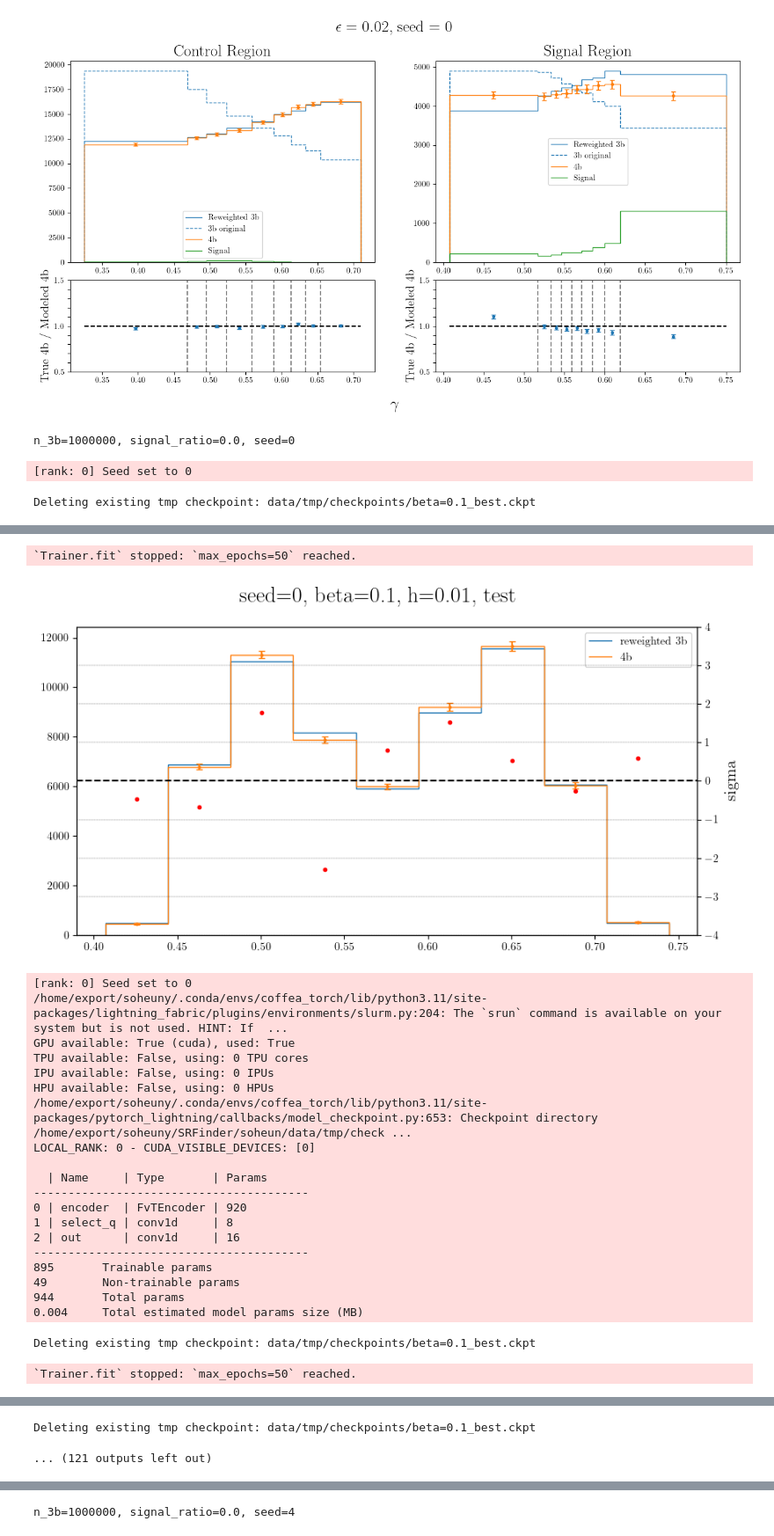
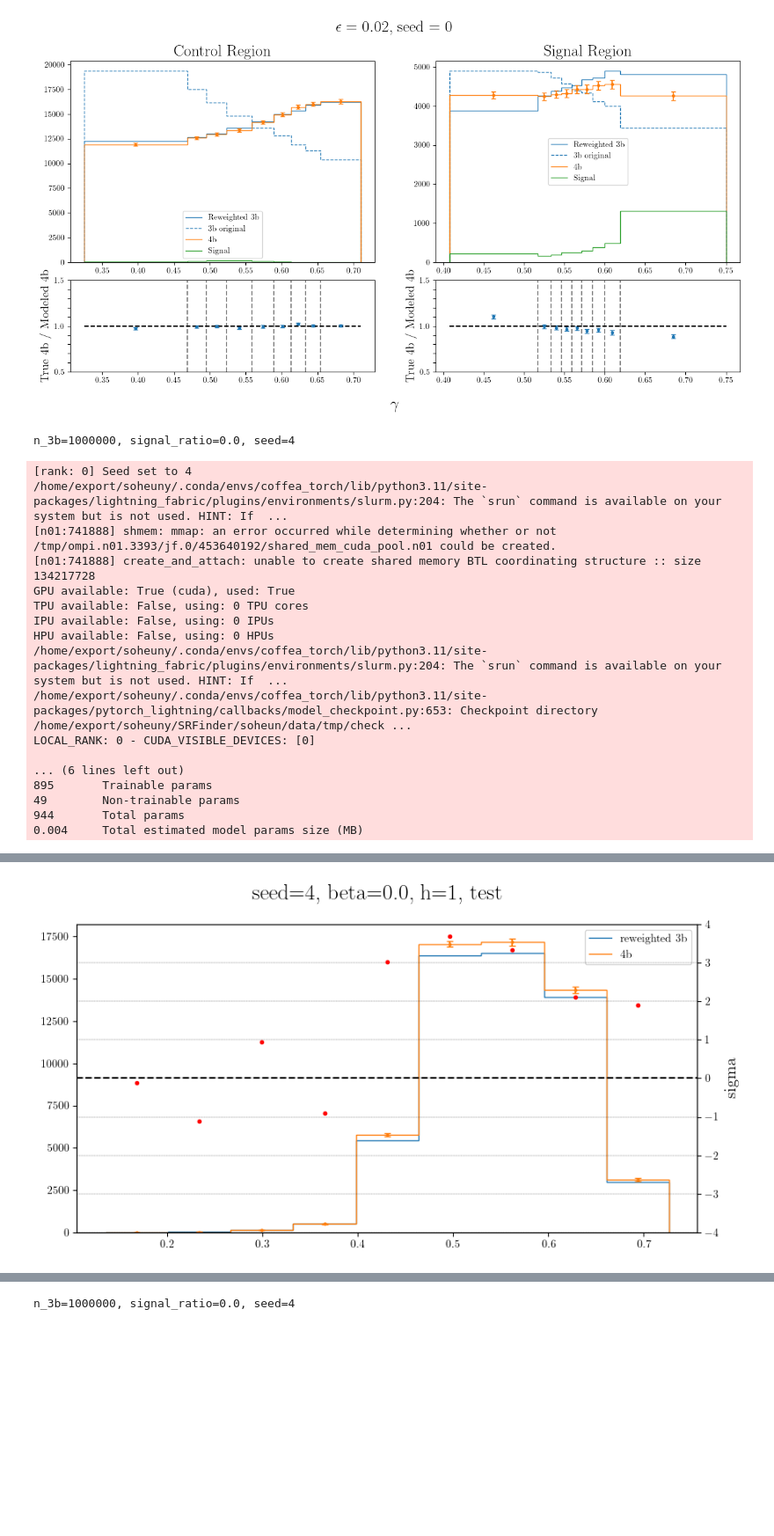
Before and after one commit to soheunyi/SRFinder, a Jupyter notebook: soheun/notebooks/CR_fvt_debugging.ipynb, the cells around one changed output, grey strips where cells are left out. Shown at 88% size. Saved outputs shown, nothing was run; the diff lists cells and outputs as text; code cells hidden in the pictures; blank space fills up the shorter version.

Commit message:
Screenshot: training with variance loss worked well

```diff
--- a/soheun/notebooks/CR_fvt_debugging.ipynb
+++ b/soheun/notebooks/CR_fvt_debugging.ipynb
@@ -621,37 +624,17 @@ plot_hist_and_ratio(tstinfo, tst_fvt_scores, events_tst_clone, events_tst, in_CR
 # %% [output]
 [figure]
 # %%
-from itertools import product
-from training_info import TrainingInfoV2
-from plots import calibration_plot, plot_rewighted_samples_by_model
-from sklearn.metrics import roc_curve, auc
-import matplotlib.pyplot as plt
-from matplotlib.gridspec import GridSpec
-from ancillary_features import get_m4j
-from pl_callbacks import CalibrationPlotCallback, ReweightedPlotCallback
-
-# use tex
-plt.rcParams["text.usetex"] = True
-plt.rcParams["font.family"] = "serif"
-plt.rcParams["font.serif"] = "Times New Roman"
-
-plt.rcParams["figure.dpi"] = 100
-plt.rcParams["figure.titlesize"] = 20
-plt.rcParams["axes.titlesize"] = 20
-plt.rcParams["axes.labelsize"] = 15
-plt.rcParams["figure.labelsize"] = 20
-
 n_3b = 100_0000
 device = torch.device("cuda")
 experiment_name = "counting_test_v2"
 signal_filename = "HH4b_picoAOD.h5"
 ratio_4b = 0.5
 cal_bins = 10
-seeds = np.arange(10)
+# seeds = np.arange(10)
+seeds = [4]
 
 hparam_filter = {
     "experiment_name": lambda x: x in [experiment_name],
-
     "n_3b": n_3b,
     "seed": lambda x: x in seeds,
     "signal_ratio": 0.0
@@ -664,9 +647,6 @@ for tstinfo_hash in hashes:
     print(f"n_3b={tstinfo.hparams['n_3b']}, signal_ratio={tstinfo.hparams['signal_ratio']}, seed={tstinfo.hparams['seed']}")
     CR_fvt_tinfo_hash = tstinfo.CR_fvt_tinfo_hash
     CR_fvt_tinfo = TrainingInfoV2.load(CR_fvt_tinfo_hash)
-    CR_model = FvTClassifier.load_from_checkpoint(f"data/checkpoints/{CR_fvt_tinfo.hash}_best.ckpt")
-    CR_model.to(device)
-    CR_model.eval()
 
     train_scdinfo, val_scdinfo = CR_fvt_tinfo.fetch_train_val_scdinfo()
     events_train = events_from_scdinfo(train_scdinfo, features, signal_filename)
@@ -682,14 +662,14 @@ for tstinfo_hash in hashes:
     in_CR = (SR_stat >= CR_cut) & (SR_stat < SR_cut)
     events_tst_CR = events_tst[in_CR]
     events_tst_CR.shuffle(seed=0)
-    events_tst_CR = events_tst_CR[:100_000]
 
     # shuffle events_val to calculate calibration loss
     events_train.shuffle(seed=seed)
     events_val.shuffle(seed=seed)
     events_tst_CR.shuffle(seed=seed)
 
-    for calib_beta ,calib_h in list(product([0.1], [0.01, 0.05, 0.1, 0.2])) + [(0.0, 1)]:
+    # for calib_beta ,calib_h in list(product([0.1], [0.01, 0.05, 0.1, 0.2])) + [(0.0, 1)]:
+    for calib_beta ,calib_h in [(0.0, 1)]:
         CR_model_new = FvTClassifier(
             num_classes=2,
             dim_input_jet_features=4,
@@ -722,6 +702,21 @@ for tstinfo_hash in hashes:
         plot_rewighted_samples_by_model(CR_model_new, events_tst_CR, bins=cal_bins, figsize=(10, 5),
                                         title=f"seed={seed}, beta={calib_beta}, h={calib_h}, test", ratio_4b=ratio_4b)
 # %% [output]
-n_3b=1000000, signal_ratio=0.0, seed=0
+n_3b=1000000, signal_ratio=0.0, seed=4
-[rank: 0] Seed set to 0
+[rank: 0] Seed set to 4
+/home/export/soheuny/.conda/envs/coffea_torch/lib/python3.11/site-packages/lightning_fabric/plugins/environments/slurm.py:204: The `srun` command is available on your system but is not used. HINT: If  ...
+[n01:741888] shmem: mmap: an error occurred while determining whether or not /tmp/ompi.n01.3393/jf.0/453640192/shared_mem_cuda_pool.n01 could be created.
+[n01:741888] create_and_attach: unable to create shared memory BTL coordinating structure :: size 134217728
+GPU available: True (cuda), used: True
+TPU available: False, using: 0 TPU cores
+IPU available: False, using: 0 IPUs
+HPU available: False, using: 0 HPUs
+/home/export/soheuny/.conda/envs/coffea_torch/lib/python3.11/site-packages/lightning_fabric/plugins/environments/slurm.py:204: The `srun` command is available on your system but is not used. HINT: If  ...
+/home/export/soheuny/.conda/envs/coffea_torch/lib/python3.11/site-packages/pytorch_lightning/callbacks/model_checkpoint.py:653: Checkpoint directory /home/export/soheuny/SRFinder/soheun/data/tmp/check ...
+LOCAL_RANK: 0 - CUDA_VISIBLE_DEVICES: [0]
+
+... (6 lines left out)
+895       Trainable params
+49        Non-trainable params
+944       Total params
+0.004     Total estimated model params size (MB)
-Deleting existing tmp checkpoint: data/tmp/checkpoints/beta=0.1_best.ckpt
@@ -745,23 +723 @@ LOCAL_RANK: 0 - CUDA_VISIBLE_DEVICES: [0]
-`Trainer.fit` stopped: `max_epochs=50` reached.
-[figure, old version]
+[figure, new version]
-[rank: 0] Seed set to 0
-/home/export/soheuny/.conda/envs/coffea_torch/lib/python3.11/site-packages/lightning_fabric/plugins/environments/slurm.py:204: The `srun` command is available on your system but is not used. HINT: If  ...
-GPU available: True (cuda), used: True
-TPU available: False, using: 0 TPU cores
-IPU available: False, using: 0 IPUs
-HPU available: False, using: 0 HPUs
-/home/export/soheuny/.conda/envs/coffea_torch/lib/python3.11/site-packages/pytorch_lightning/callbacks/model_checkpoint.py:653: Checkpoint directory /home/export/soheuny/SRFinder/soheun/data/tmp/check ...
-LOCAL_RANK: 0 - CUDA_VISIBLE_DEVICES: [0]
-
-  | Name     | Type       | Params
-----------------------------------------
-0 | encoder  | FvTEncoder | 920
-1 | select_q | conv1d     | 8
-2 | out      | conv1d     | 16
-----------------------------------------
-895       Trainable params
-49        Non-trainable params
-944       Total params
-0.004     Total estimated model params size (MB)
-Deleting existing tmp checkpoint: data/tmp/checkpoints/beta=0.1_best.ckpt
-`Trainer.fit` stopped: `max_epochs=50` reached.
@@ -788,2 +723,0 @@ LOCAL_RANK: 0 - CUDA_VISIBLE_DEVICES: [0]
-Deleting existing tmp checkpoint: data/tmp/checkpoints/beta=0.1_best.ckpt
-... (121 outputs left out)
```
Also changed, not shown: parts of 8 cells of this notebook, 1 other file.
